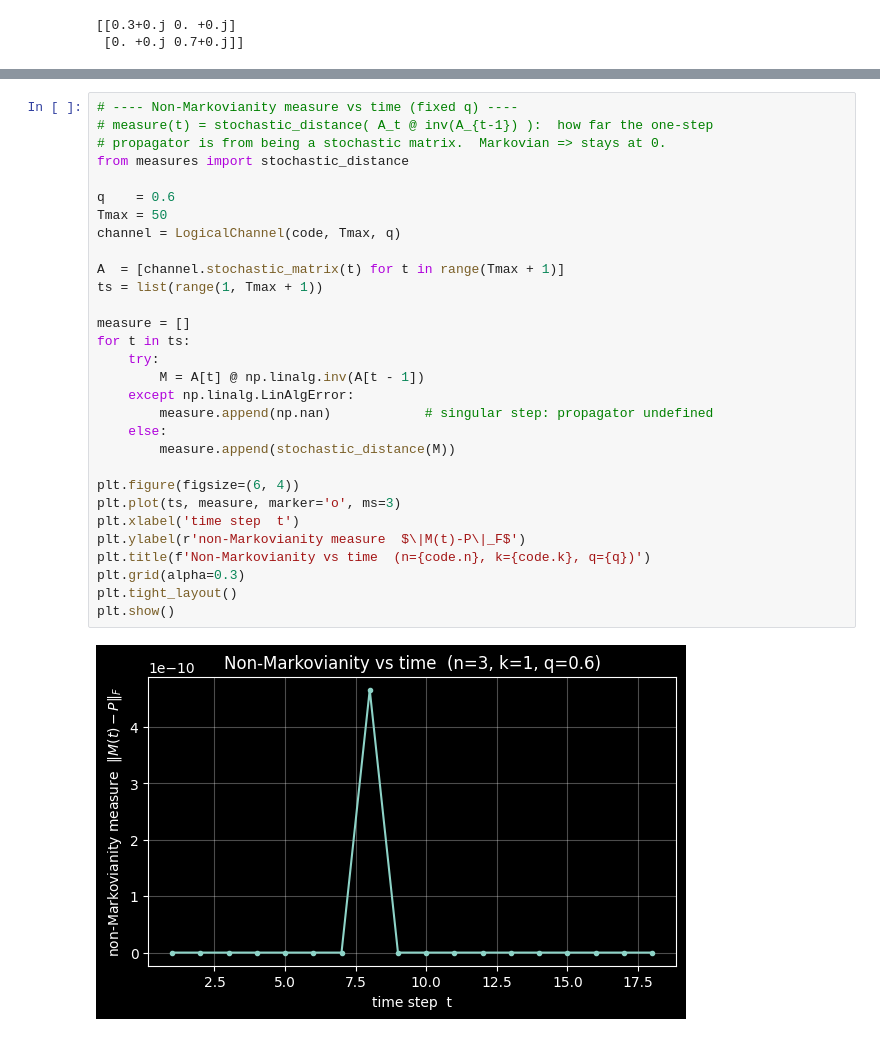
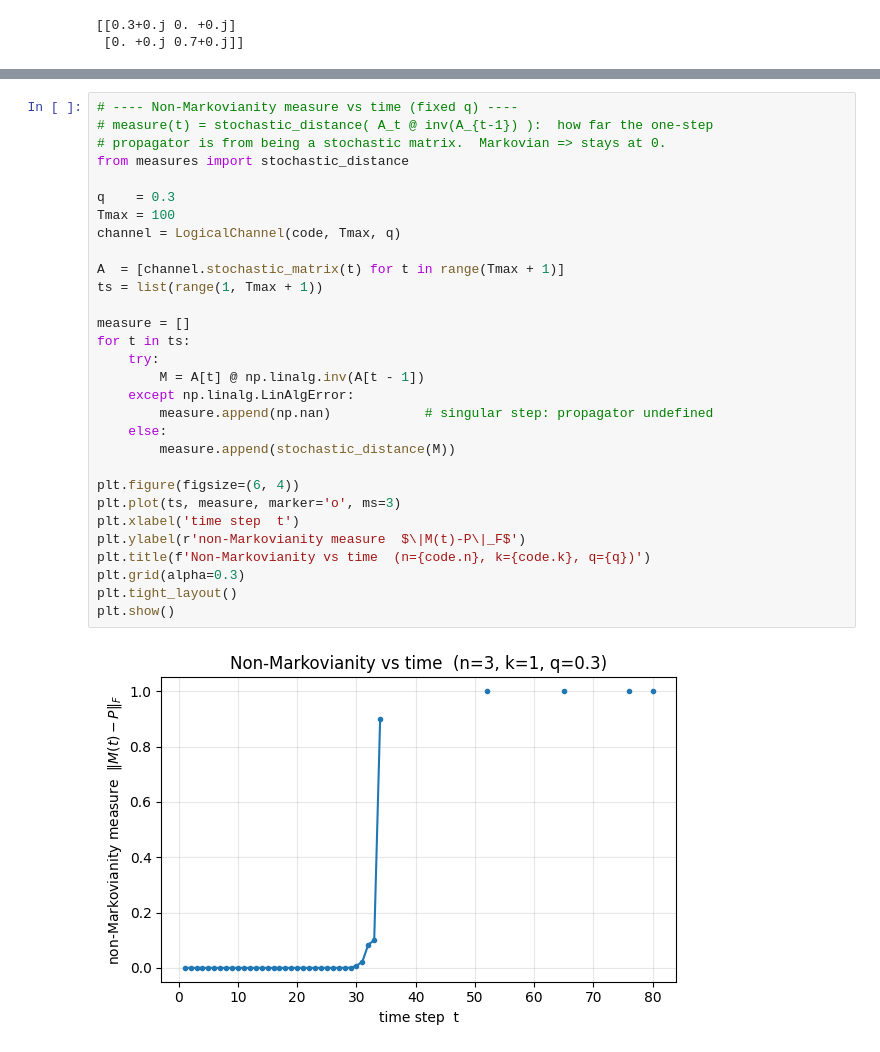
Before and after one commit to YommoY-official/MPQMasters, a Jupyter notebook: non_markovian_measure/non_markovian_measure.ipynb, the cells around one changed output, grey strips where cells are left out. Drawn from its saved outputs; the diff is of its cells as text.

```diff
--- a/non_markovian_measure/non_markovian_measure.ipynb
+++ b/non_markovian_measure/non_markovian_measure.ipynb
@@ -263,35 +264,35 @@ sample_H      : {1: {'total': 27, 'non_markovian': 27}, 2: {'total': 44, 'non_ma
 # %%
 # ---- Non-Markovianity measure vs time (fixed q) ----
 # measure(t) = stochastic_distance( A_t @ inv(A_{t-1}) ):  how far the one-step
 # propagator is from being a stochastic matrix.  Markovian => stays at 0.
 from measures import stochastic_distance
 
-q    = 0.6
-Tmax = 50
+q    = 0.3
+Tmax = 100
 channel = LogicalChannel(code, Tmax, q)
 
 A  = [channel.stochastic_matrix(t) for t in range(Tmax + 1)]
 ts = list(range(1, Tmax + 1))
 
 measure = []
 for t in ts:
     try:
         M = A[t] @ np.linalg.inv(A[t - 1])
     except np.linalg.LinAlgError:
         measure.append(np.nan)            # singular step: propagator undefined
     else:
         measure.append(stochastic_distance(M))
 
 plt.figure(figsize=(6, 4))
 plt.plot(ts, measure, marker='o', ms=3)
 plt.xlabel('time step  t')
 plt.ylabel(r'non-Markovianity measure  $\|M(t)-P\|_F$')
 plt.title(f'Non-Markovianity vs time  (n={code.n}, k={code.k}, q={q})')
 plt.grid(alpha=0.3)
 plt.tight_layout()
 plt.show()
 # %% [output]
-[figure, old version]
+[figure, new version]
 # %%
 # ---- Non-Markovianity measure vs noise rate q (mean over time) ----
 # For each q, average the per-step measure over t = 1..Tmax.
```
Also changed, not shown: parts of 13 cells of this notebook, 1 other file.
